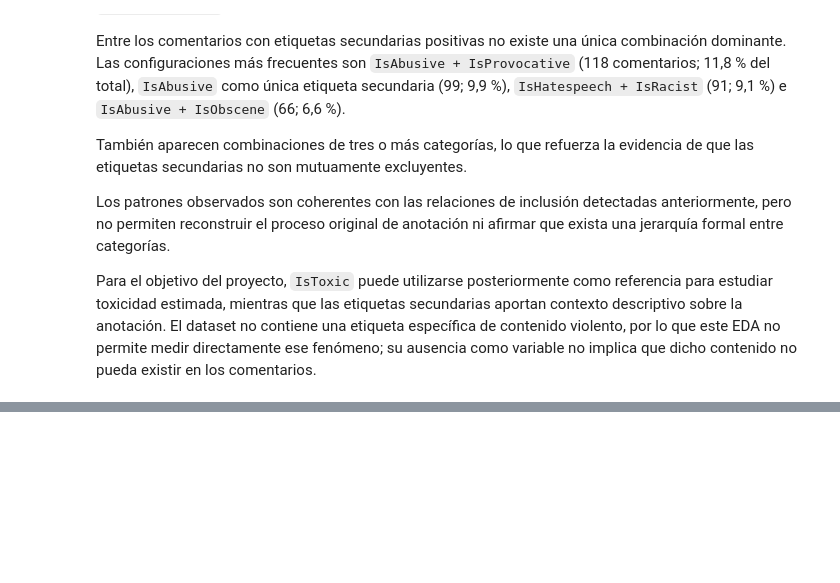
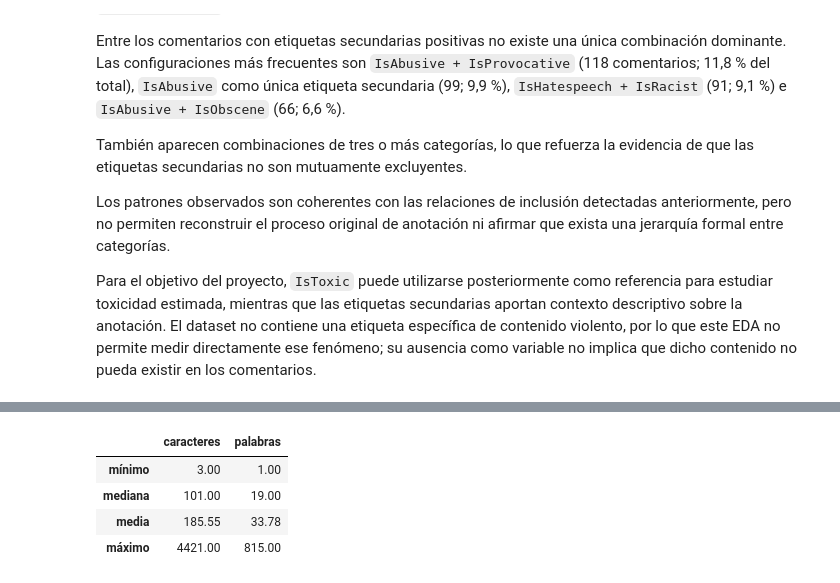
Before and after one commit to Bootcamp-IA-MAD-P7/proyecto9-grupo3, a Jupyter notebook: notebooks/01_eda.ipynb, the cells around one changed output, grey strips where cells are left out. Drawn from its saved outputs; the diff is of its cells as text; code cells hidden in the pictures; blank space fills up the shorter version.

```diff
--- a/notebooks/01_eda.ipynb
+++ b/notebooks/01_eda.ipynb
@@ -1033,0 +1068,23 @@ Para el objetivo del proyecto, `IsToxic` puede utilizarse posteriormente como re
+# %%
+text_length_summary = pd.DataFrame({
+    "caracteres": [
+        text_analysis["longitud_caracteres"].min(),
+        text_analysis["longitud_caracteres"].median(),
+        text_analysis["longitud_caracteres"].mean(),
+        text_analysis["longitud_caracteres"].max()
+    ],
+    "palabras": [
+        text_analysis["numero_palabras"].min(),
+        text_analysis["numero_palabras"].median(),
+        text_analysis["numero_palabras"].mean(),
+        text_analysis["numero_palabras"].max()
+    ]
+}, index=["mínimo", "mediana", "media", "máximo"]).round(2)
+
+text_length_summary
+# %% [output]
+|  | caracteres | palabras |
+| mínimo | 3.00 | 1.00 |
+| mediana | 101.00 | 19.00 |
+| media | 185.55 | 33.78 |
+| máximo | 4421.00 | 815.00 |
```
Also changed, not shown: parts of 12 cells of this notebook.
